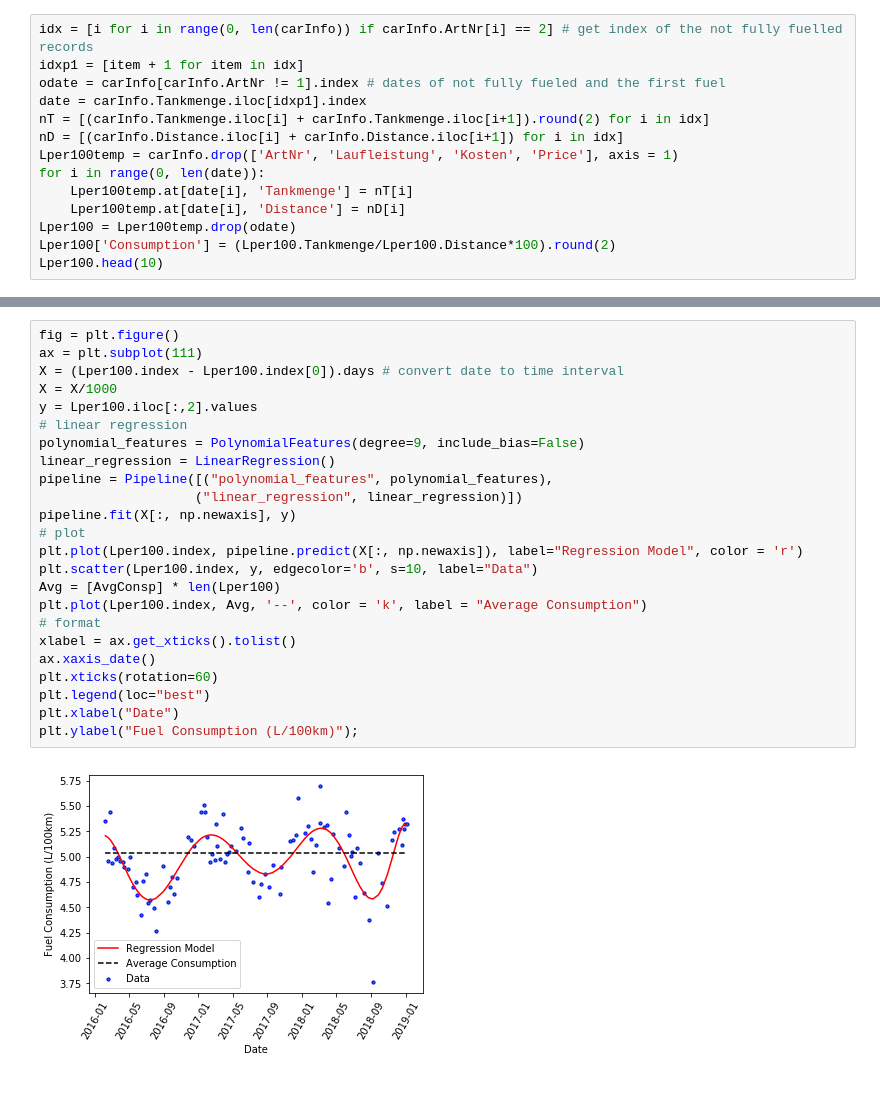
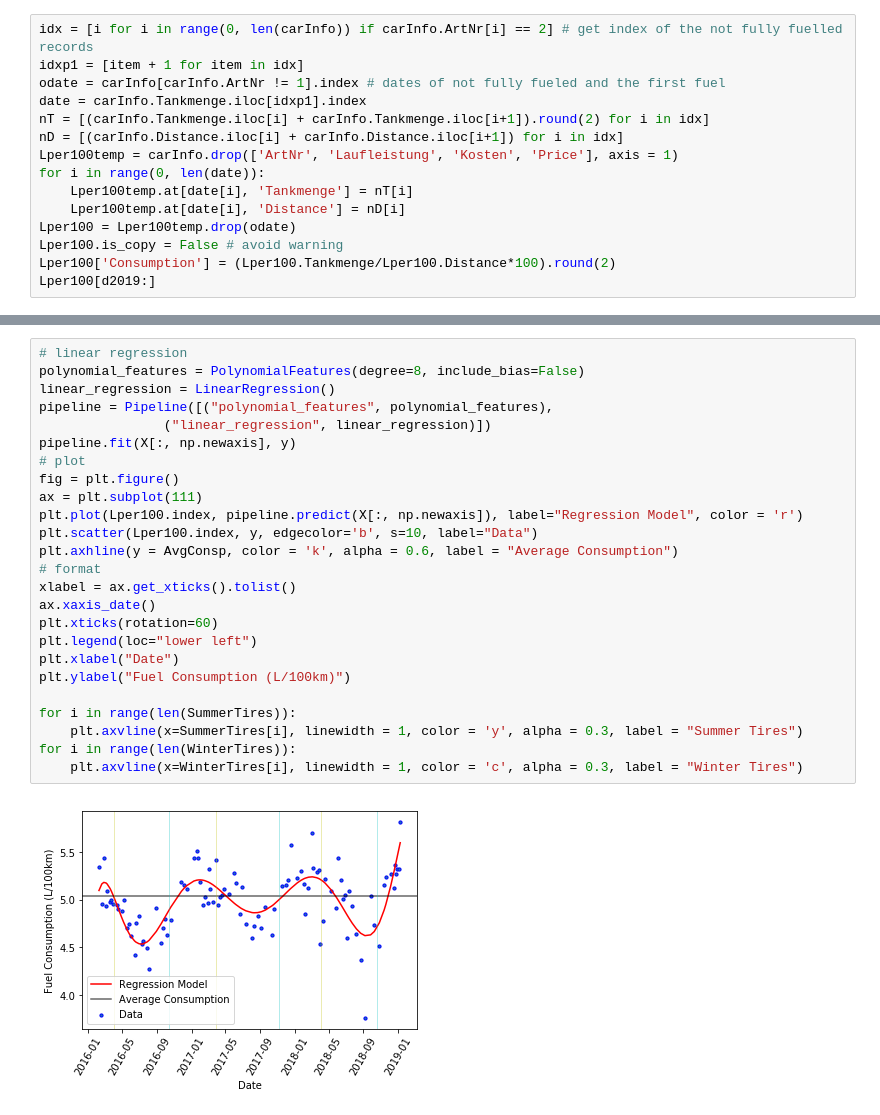
Before and after one commit to geraldgong/PKW_Fuel_Consumption, a Jupyter notebook: FordFuel.ipynb, the cells around one changed output, grey strips where cells are left out. Saved outputs shown, nothing was run; the diff lists cells and outputs as text.

Commit message:
added tires change timeline

```diff
--- a/FordFuel.ipynb
+++ b/FordFuel.ipynb
@@ -65,6 +90,7 @@ for i in range(0, len(date)):
     Lper100temp.at[date[i], 'Tankmenge'] = nT[i]
     Lper100temp.at[date[i], 'Distance'] = nD[i]
 Lper100 = Lper100temp.drop(odate)
+Lper100.is_copy = False # avoid warning
 Lper100['Consumption'] = (Lper100.Tankmenge/Lper100.Distance*100).round(2)
-Lper100.head(10)
+Lper100[d2019:]
 # %% [output]
@@ -88,26 +129,27 @@ See the caveats in the documentation: http://pandas.pydata.org/pandas-docs/stabl
 # %%
+# linear regression
+polynomial_features = PolynomialFeatures(degree=8, include_bias=False)
+linear_regression = LinearRegression()
+pipeline = Pipeline([("polynomial_features", polynomial_features),
+                ("linear_regression", linear_regression)])
+pipeline.fit(X[:, np.newaxis], y)
+# plot
 fig = plt.figure()
 ax = plt.subplot(111)
-X = (Lper100.index - Lper100.index[0]).days # convert date to time interval
-X = X/1000
-y = Lper100.iloc[:,2].values
-# linear regression
-polynomial_features = PolynomialFeatures(degree=9, include_bias=False)
-linear_regression = LinearRegression()
-pipeline = Pipeline([("polynomial_features", polynomial_features),
-                    ("linear_regression", linear_regression)])
-pipeline.fit(X[:, np.newaxis], y)
-# plot
 plt.plot(Lper100.index, pipeline.predict(X[:, np.newaxis]), label="Regression Model", color = 'r')
 plt.scatter(Lper100.index, y, edgecolor='b', s=10, label="Data")
-Avg = [AvgConsp] * len(Lper100)
-plt.plot(Lper100.index, Avg, '--', color = 'k', label = "Average Consumption")
+plt.axhline(y = AvgConsp, color = 'k', alpha = 0.6, label = "Average Consumption")
 # format
 xlabel = ax.get_xticks().tolist()
 ax.xaxis_date()
 plt.xticks(rotation=60)
-plt.legend(loc="best")
+plt.legend(loc="lower left")
 plt.xlabel("Date")
-plt.ylabel("Fuel Consumption (L/100km)");
+plt.ylabel("Fuel Consumption (L/100km)")
+
+for i in range(len(SummerTires)):
+    plt.axvline(x=SummerTires[i], linewidth = 1, color = 'y', alpha = 0.3, label = "Summer Tires")
+for i in range(len(WinterTires)):
+    plt.axvline(x=WinterTires[i], linewidth = 1, color = 'c', alpha = 0.3, label = "Winter Tires")
 # %% [output]
-[figure, old version]
+[figure, new version]
```
Also changed, not shown: parts of 6 cells of this notebook, 1 other file.
